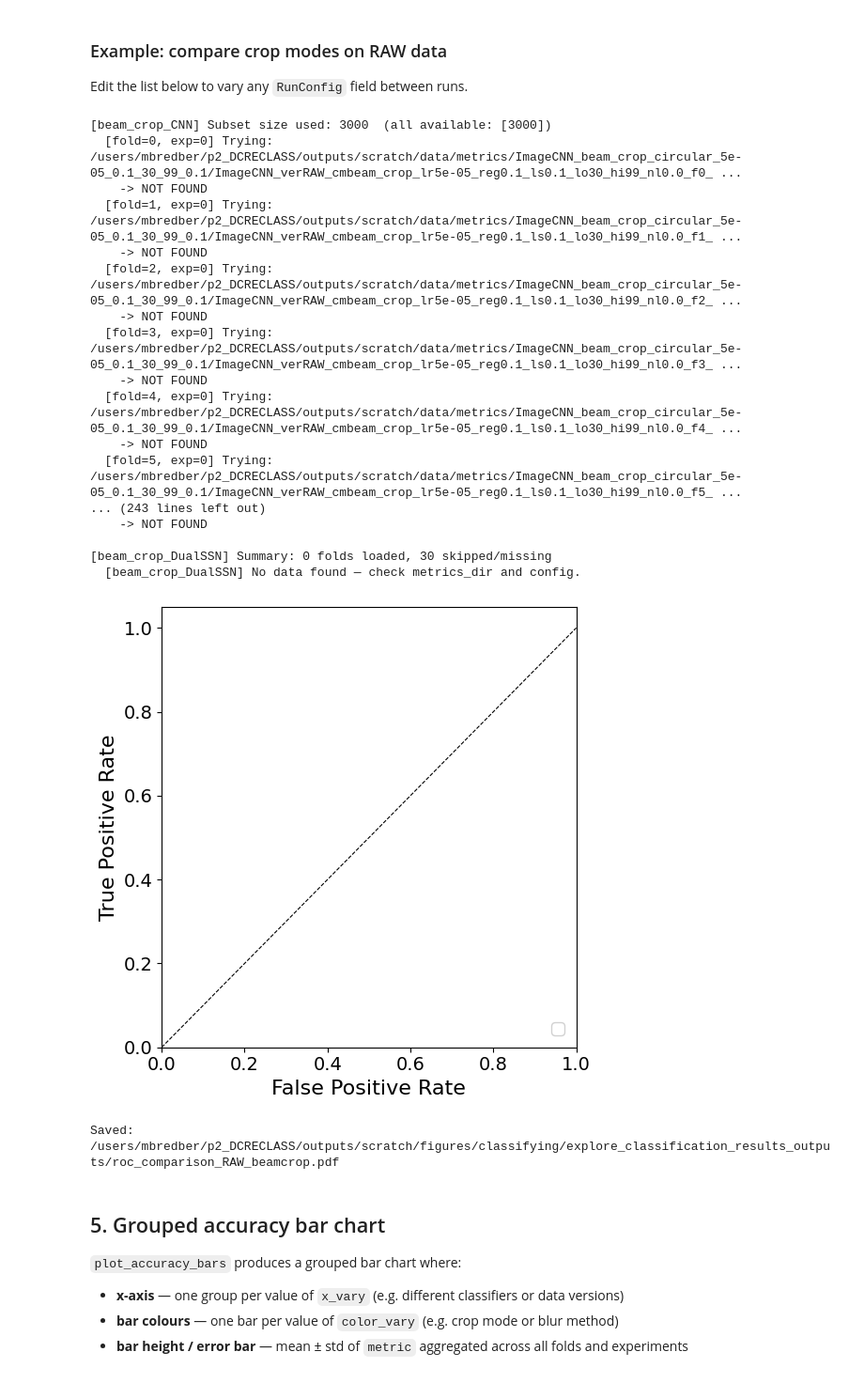
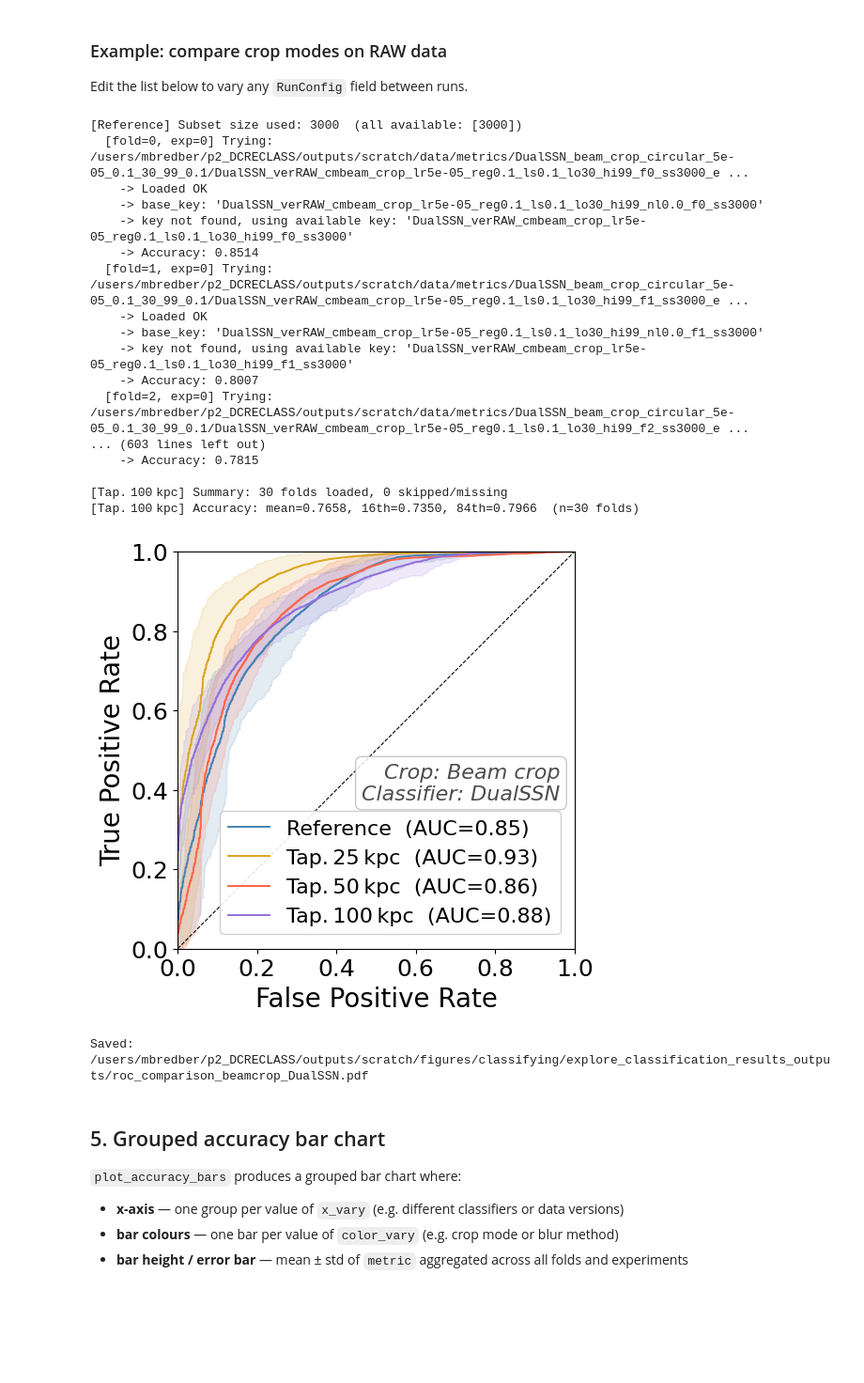
Before and after one commit to MarkusBredberg/dcreclass, a Jupyter notebook: notebooks/explore_classification_results.ipynb, the cells around one changed output. Shown at 94% size. Drawn from its saved outputs; the diff is of its cells as text; code cells hidden in the pictures; blank space fills up the shorter version.

```diff
--- a/notebooks/explore_classification_results.ipynb
+++ b/notebooks/explore_classification_results.ipynb
@@ -630,8 +634,8 @@ for _met, _label in _METRIC_LABELS.items():
         ax.hist(_vals, bins=_edges, histtype='stepfilled',
                 color='gray', edgecolor='black', linewidth=0.7, alpha=0.85)
         ax.axvspan(_p16, _p84, color='lightgreen', alpha=0.35, zorder=0, label='68% interval')
-        ax.axvline(_mean, color='steelblue', linewidth=1.2, label=f'Mean: {_mean:.3f}')
-        ax.axvline(_p50, color='goldenrod', linewidth=1.2, linestyle='--', label=f'Median: {_p50:.3f}')
+        ax.axvline(_mean, color='steelblue', linewidth=1.2, label=f'Mean: {_mean:.2f}')
+        ax.axvline(_p50, color='goldenrod', linewidth=1.2, linestyle='--', label=f'Median: {_p50:.2f}')
         ax.axvline(_p16, color='grey', linewidth=0.7, linestyle=':')
         ax.axvline(_p84, color='grey', linewidth=0.7, linestyle=':')
         ax.set_xlabel(_label, fontsize=8)
@@ -710,7 +714,7 @@ _ax.set_ylabel('Count', fontsize=9)
 from matplotlib.patches import Patch as _Patch
 _leg1 = _ax.legend(
     handles=[_Patch(facecolor=col, alpha=0.6,
-                       label=f'{lbl} (Median={_medians.get(met, float("nan")):.3f})')
+                       label=f'{lbl} (Median={_medians.get(met, float("nan")):.2f})')
              for met, lbl, col in _COMBO_METRICS],
     fontsize=7.5, framealpha=0.85,
     loc='upper left',
@@ -1793,17 +2319,23 @@ def make_runs(
 # Each entry: (label, RunConfig)  — only vary the fields you want to compare;
 # everything else defaults to the script-04 defaults.
 
-runs_to_compare = make_runs(
-    crop_modes  = ['beam_crop'],
-    classifiers = ['ImageCNN', 'SimpleScatterNet', 'DualCSN', 'DualSSN'],
-    version='RAW',
-)
+_ALL_VERSIONS = ['RAW', 'T25kpc', 'T50kpc', 'T100kpc']
+
+runs_to_compare = [
+    (_version_display(v), RunConfig(
+        crop_mode='beam_crop',
+        classifier='DualSSN',
+        version=v,
+        folds=list(range(10)),
+        num_experiments=3,
+    ))
+    for v in _ALL_VERSIONS
+]
 
 # ── Legend control ────────────────────────────────────────────────────────────
-# Set legend_by to the dimension that varies between runs so the legend is
-# informative.  Options: 'crop' | 'version' | 'classifier'
-# Combine with a list for multi-dimension labels, e.g. ['version', 'crop'].
-LEGEND_BY = 'classifier'
+# 'auto' detects which dimension varies between runs (recommended).
+# Override with 'crop' | 'version' | 'classifier' or a list thereof.
+LEGEND_BY = 'version'
 
 
 # ── Auto-build filename from fixed (shared) config fields ─────────────────────
@@ -1813,51 +2345,51 @@ def _roc_filename(runs):
     _crop_slug = {
         'beam_crop': 'beamcrop', 'beam_crop_no_sub': 'beamcrop_nosub',
         'fov_crop': 'fovcrop', 'pixel_crop': 'pixelcrop', 'cheat_crop': 'cheatchop',
     }
     parts = []
     versions   = {c.version    for c in cfgs}
     crops      = {c.crop_mode  for c in cfgs}
     clfs       = {c.classifier for c in cfgs}
     if len(versions) == 1:
         parts.append(next(iter(versions)))
     if len(crops) == 1:
         parts.append(_crop_slug.get(next(iter(crops)), next(iter(crops))))
     if len(clfs) == 1:
         parts.append(next(iter(clfs)))
     suffix = '_'.join(parts)
     return f'roc_comparison_{suffix}.pdf' if suffix else 'roc_comparison.pdf'
 
 
 # ── Plot ──────────────────────────────────────────────────────────────────────
 fig = plot_comparative_roc(
     runs_to_compare,
     legend_by=LEGEND_BY,
 )
 _fname = os.path.join(OUTPUT_DIR, _roc_filename(runs_to_compare))
 fig.savefig(_fname, bbox_inches='tight')
 plt.show()
 plt.close()
 print('Saved:', _fname)
 # %% [output]
-[beam_crop_CNN] Subset size used: 3000  (all available: [3000])
-  [fold=0, exp=0] Trying: /users/mbredber/p2_DCRECLASS/outputs/scratch/data/metrics/ImageCNN_beam_crop_circular_5e-05_0.1_30_99_0.1/ImageCNN_verRAW_cmbeam_crop_lr5e-05_reg0.1_ls0.1_lo30_hi99_nl0.0_f0_ ...
-    -> NOT FOUND
-  [fold=1, exp=0] Trying: /users/mbredber/p2_DCRECLASS/outputs/scratch/data/metrics/ImageCNN_beam_crop_circular_5e-05_0.1_30_99_0.1/ImageCNN_verRAW_cmbeam_crop_lr5e-05_reg0.1_ls0.1_lo30_hi99_nl0.0_f1_ ...
-    -> NOT FOUND
-  [fold=2, exp=0] Trying: /users/mbredber/p2_DCRECLASS/outputs/scratch/data/metrics/ImageCNN_beam_crop_circular_5e-05_0.1_30_99_0.1/ImageCNN_verRAW_cmbeam_crop_lr5e-05_reg0.1_ls0.1_lo30_hi99_nl0.0_f2_ ...
-    -> NOT FOUND
-  [fold=3, exp=0] Trying: /users/mbredber/p2_DCRECLASS/outputs/scratch/data/metrics/ImageCNN_beam_crop_circular_5e-05_0.1_30_99_0.1/ImageCNN_verRAW_cmbeam_crop_lr5e-05_reg0.1_ls0.1_lo30_hi99_nl0.0_f3_ ...
-    -> NOT FOUND
-  [fold=4, exp=0] Trying: /users/mbredber/p2_DCRECLASS/outputs/scratch/data/metrics/ImageCNN_beam_crop_circular_5e-05_0.1_30_99_0.1/ImageCNN_verRAW_cmbeam_crop_lr5e-05_reg0.1_ls0.1_lo30_hi99_nl0.0_f4_ ...
-    -> NOT FOUND
-  [fold=5, exp=0] Trying: /users/mbredber/p2_DCRECLASS/outputs/scratch/data/metrics/ImageCNN_beam_crop_circular_5e-05_0.1_30_99_0.1/ImageCNN_verRAW_cmbeam_crop_lr5e-05_reg0.1_ls0.1_lo30_hi99_nl0.0_f5_ ...
-... (243 lines left out)
-    -> NOT FOUND
+[Reference] Subset size used: 3000  (all available: [3000])
+  [fold=0, exp=0] Trying: /users/mbredber/p2_DCRECLASS/outputs/scratch/data/metrics/DualSSN_beam_crop_circular_5e-05_0.1_30_99_0.1/DualSSN_verRAW_cmbeam_crop_lr5e-05_reg0.1_ls0.1_lo30_hi99_f0_ss3000_e ...
+    -> Loaded OK
+    -> base_key: 'DualSSN_verRAW_cmbeam_crop_lr5e-05_reg0.1_ls0.1_lo30_hi99_nl0.0_f0_ss3000'
+    -> key not found, using available key: 'DualSSN_verRAW_cmbeam_crop_lr5e-05_reg0.1_ls0.1_lo30_hi99_f0_ss3000'
+    -> Accuracy: 0.8514
+  [fold=1, exp=0] Trying: /users/mbredber/p2_DCRECLASS/outputs/scratch/data/metrics/DualSSN_beam_crop_circular_5e-05_0.1_30_99_0.1/DualSSN_verRAW_cmbeam_crop_lr5e-05_reg0.1_ls0.1_lo30_hi99_f1_ss3000_e ...
+    -> Loaded OK
+    -> base_key: 'DualSSN_verRAW_cmbeam_crop_lr5e-05_reg0.1_ls0.1_lo30_hi99_nl0.0_f1_ss3000'
+    -> key not found, using available key: 'DualSSN_verRAW_cmbeam_crop_lr5e-05_reg0.1_ls0.1_lo30_hi99_f1_ss3000'
+    -> Accuracy: 0.8007
+  [fold=2, exp=0] Trying: /users/mbredber/p2_DCRECLASS/outputs/scratch/data/metrics/DualSSN_beam_crop_circular_5e-05_0.1_30_99_0.1/DualSSN_verRAW_cmbeam_crop_lr5e-05_reg0.1_ls0.1_lo30_hi99_f2_ss3000_e ...
+... (603 lines left out)
+    -> Accuracy: 0.7815
 
-[beam_crop_DualSSN] Summary: 0 folds loaded, 30 skipped/missing
-  [beam_crop_DualSSN] No data found — check metrics_dir and config.
+[Tap. 100 kpc] Summary: 30 folds loaded, 0 skipped/missing
+[Tap. 100 kpc] Accuracy: mean=0.7658, 16th=0.7350, 84th=0.7966  (n=30 folds)
-[figure, old version]
+[figure, new version]
-Saved: /users/mbredber/p2_DCRECLASS/outputs/scratch/figures/classifying/explore_classification_results_outputs/roc_comparison_RAW_beamcrop.pdf
+Saved: /users/mbredber/p2_DCRECLASS/outputs/scratch/figures/classifying/explore_classification_results_outputs/roc_comparison_beamcrop_DualSSN.pdf
 # %% [markdown]
 ## 5. Grouped accuracy bar chart
 
```
Also changed, not shown: parts of 22 cells of this notebook, 2 other files.
